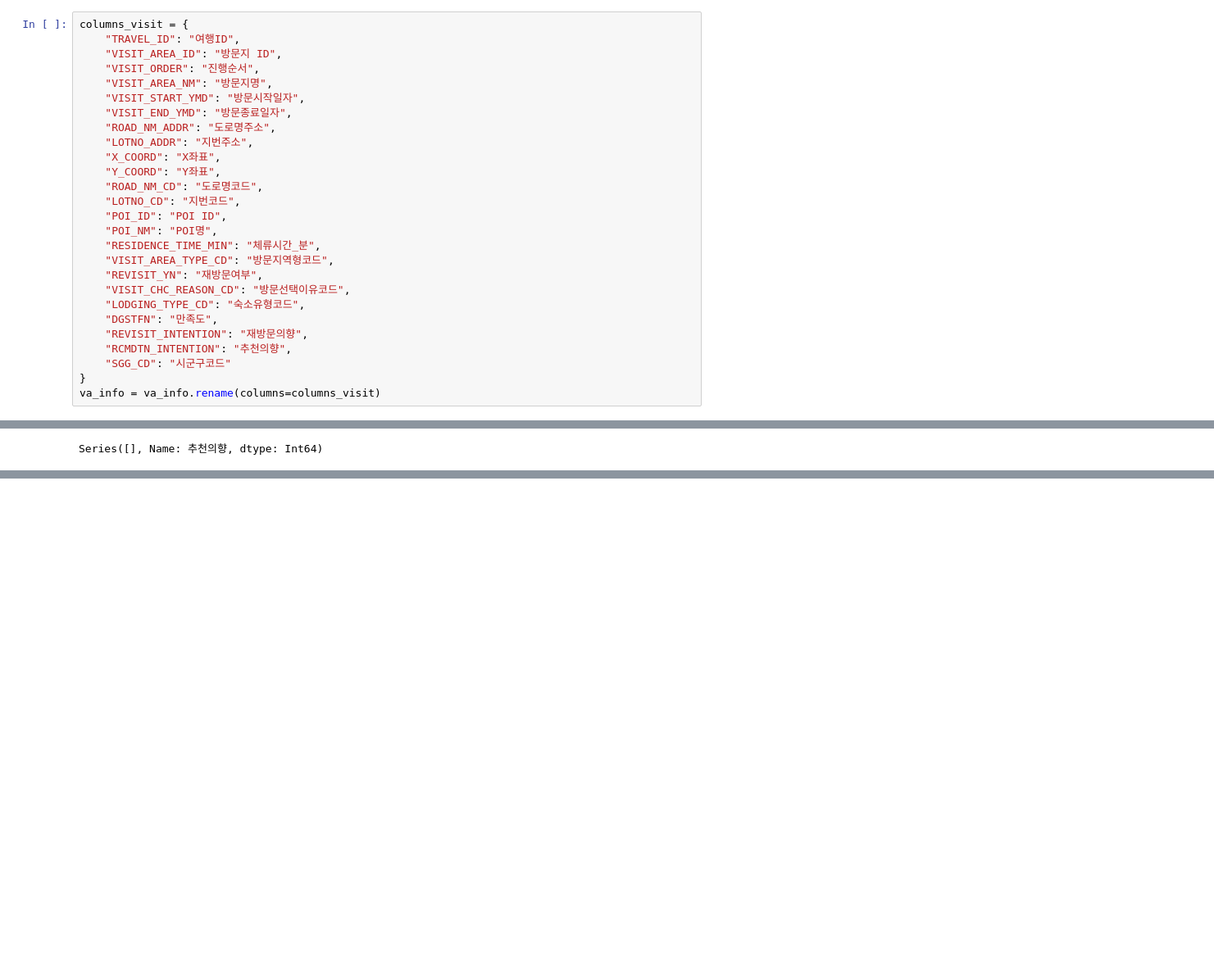
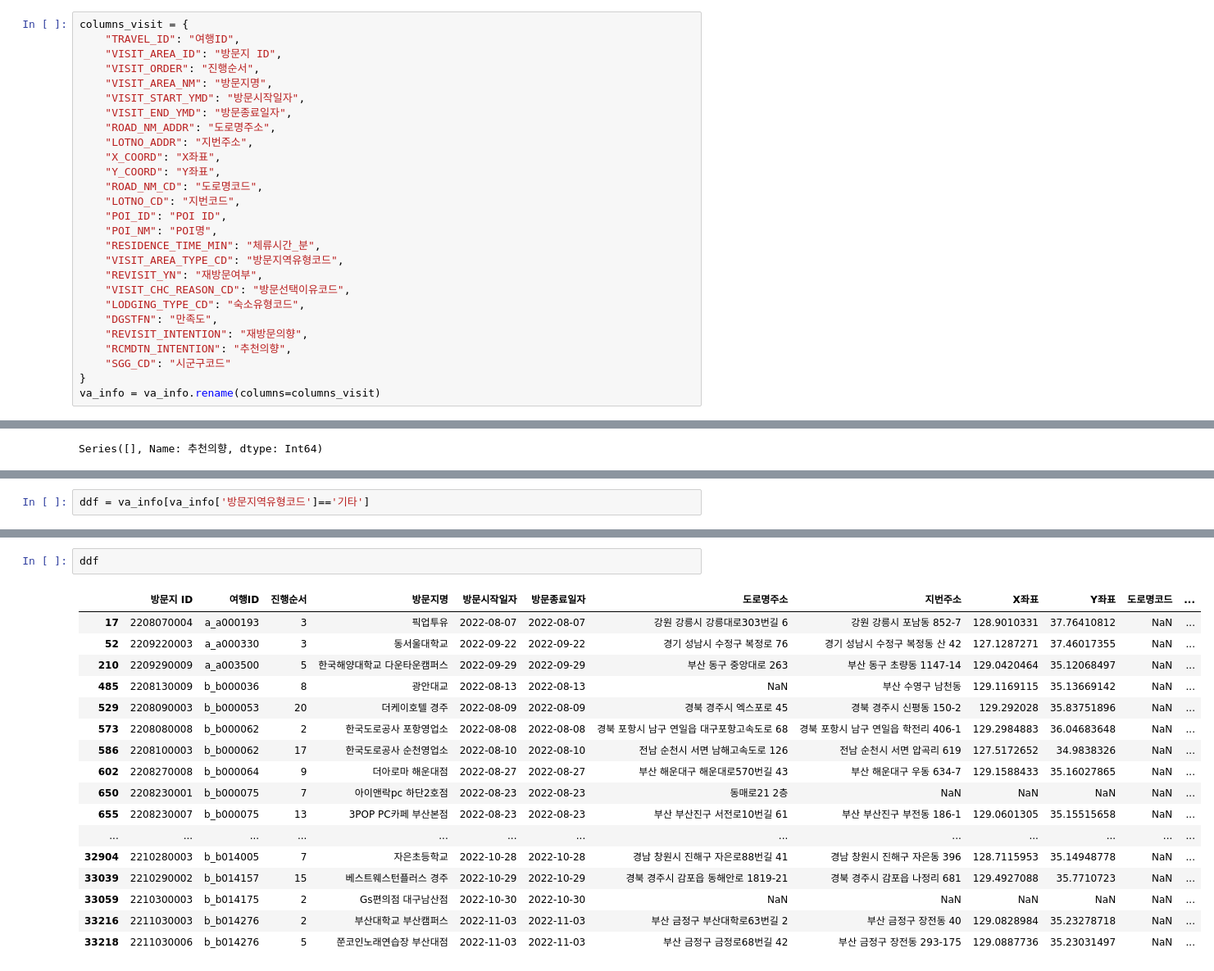
Before and after one commit to ssoom98/where2go, a Jupyter notebook: choi/preprocessing/컬럼명_전처리.ipynb, the cells around one changed output, grey strips where cells are left out. Shown at 82% size. Saved outputs shown, nothing was run; the diff lists cells and outputs as text; blank space fills up the shorter version.

```diff
--- a/choi/preprocessing/컬럼명_전처리.ipynb
+++ b/choi/preprocessing/컬럼명_전처리.ipynb
@@ -229,7 +229,7 @@ columns_visit = {
     "POI_ID": "POI ID",
     "POI_NM": "POI명",
     "RESIDENCE_TIME_MIN": "체류시간_분",
-    "VISIT_AREA_TYPE_CD": "방문지역형코드",
+    "VISIT_AREA_TYPE_CD": "방문지역유형코드",
     "REVISIT_YN": "재방문여부",
     "VISIT_CHC_REASON_CD": "방문선택이유코드",
     "LODGING_TYPE_CD": "숙소유형코드",
@@ -276,0 +298,2 @@ va_info["방문지명"].value_counts()
+# %%
+ddf = va_info[va_info['방문지역유형코드']=='기타']
@@ -276,0 +321,20 @@ va_info["방문지명"].value_counts()
+# %%
+ddf
+# %% [output]
+|  | 방문지 ID | 여행ID | 진행순서 | 방문지명 | 방문시작일자 | 방문종료일자 | 도로명주소 | 지번주소 | X좌표 | Y좌표 | 도로명코드 | ... |
+| 17 | 2208070004 | a_a000193 | 3 | 픽업투유 | 2022-08-07 | 2022-08-07 | 강원 강릉시 강릉대로303번길 6 | 강원 강릉시 포남동 852-7 | 128.9010331 | 37.76410812 | NaN | ... |
+| 52 | 2209220003 | a_a000330 | 3 | 동서울대학교 | 2022-09-22 | 2022-09-22 | 경기 성남시 수정구 복정로 76 | 경기 성남시 수정구 복정동 산 42 | 127.1287271 | 37.46017355 | NaN | ... |
+| 210 | 2209290009 | a_a003500 | 5 | 한국해양대학교 다운타운캠퍼스 | 2022-09-29 | 2022-09-29 | 부산 동구 중앙대로 263 | 부산 동구 초량동 1147-14 | 129.0420464 | 35.12068497 | NaN | ... |
+| 485 | 2208130009 | b_b000036 | 8 | 광안대교 | 2022-08-13 | 2022-08-13 | NaN | 부산 수영구 남천동 | 129.1169115 | 35.13669142 | NaN | ... |
+| 529 | 2208090003 | b_b000053 | 20 | 더케이호텔 경주 | 2022-08-09 | 2022-08-09 | 경북 경주시 엑스포로 45 | 경북 경주시 신평동 150-2 | 129.292028 | 35.83751896 | NaN | ... |
+| 573 | 2208080008 | b_b000062 | 2 | 한국도로공사 포항영업소 | 2022-08-08 | 2022-08-08 | 경북 포항시 남구 연일읍 대구포항고속도로 68 | 경북 포항시 남구 연일읍 학전리 406-1 | 129.2984883 | 36.04683648 | NaN | ... |
+| 586 | 2208100003 | b_b000062 | 17 | 한국도로공사 순천영업소 | 2022-08-10 | 2022-08-10 | 전남 순천시 서면 남해고속도로 126 | 전남 순천시 서면 압곡리 619 | 127.5172652 | 34.9838326 | NaN | ... |
+| 602 | 2208270008 | b_b000064 | 9 | 더아로마 해운대점 | 2022-08-27 | 2022-08-27 | 부산 해운대구 해운대로570번길 43 | 부산 해운대구 우동 634-7 | 129.1588433 | 35.16027865 | NaN | ... |
+| 650 | 2208230001 | b_b000075 | 7 | 아이앤락pc 하단2호점 | 2022-08-23 | 2022-08-23 | 동매로21 2층 | NaN | NaN | NaN | NaN | ... |
+| 655 | 2208230007 | b_b000075 | 13 | 3POP PC카페 부산본점 | 2022-08-23 | 2022-08-23 | 부산 부산진구 서전로10번길 61 | 부산 부산진구 부전동 186-1 | 129.0601305 | 35.15515658 | NaN | ... |
+| ... | ... | ... | ... | ... | ... | ... | ... | ... | ... | ... | ... | ... |
+| 32904 | 2210280003 | b_b014005 | 7 | 자은초등학교 | 2022-10-28 | 2022-10-28 | 경남 창원시 진해구 자은로88번길 41 | 경남 창원시 진해구 자은동 396 | 128.7115953 | 35.14948778 | NaN | ... |
+| 33039 | 2210290002 | b_b014157 | 15 | 베스트웨스턴플러스 경주 | 2022-10-29 | 2022-10-29 | 경북 경주시 감포읍 동해안로 1819-21 | 경북 경주시 감포읍 나정리 681 | 129.4927088 | 35.7710723 | NaN | ... |
+| 33059 | 2210300003 | b_b014175 | 2 | Gs편의점 대구남산점 | 2022-10-30 | 2022-10-30 | NaN | NaN | NaN | NaN | NaN | ... |
+| 33216 | 2211030003 | b_b014276 | 2 | 부산대학교 부산캠퍼스 | 2022-11-03 | 2022-11-03 | 부산 금정구 부산대학로63번길 2 | 부산 금정구 장전동 40 | 129.0828984 | 35.23278718 | NaN | ... |
+| 33218 | 2211030006 | b_b014276 | 5 | 쭌코인노래연습장 부산대점 | 2022-11-03 | 2022-11-03 | 부산 금정구 금정로68번길 42 | 부산 금정구 장전동 293-175 | 129.0887736 | 35.23031497 | NaN | ... |
```
Also changed, not shown: parts of 2 cells of this notebook, 1 other file.
